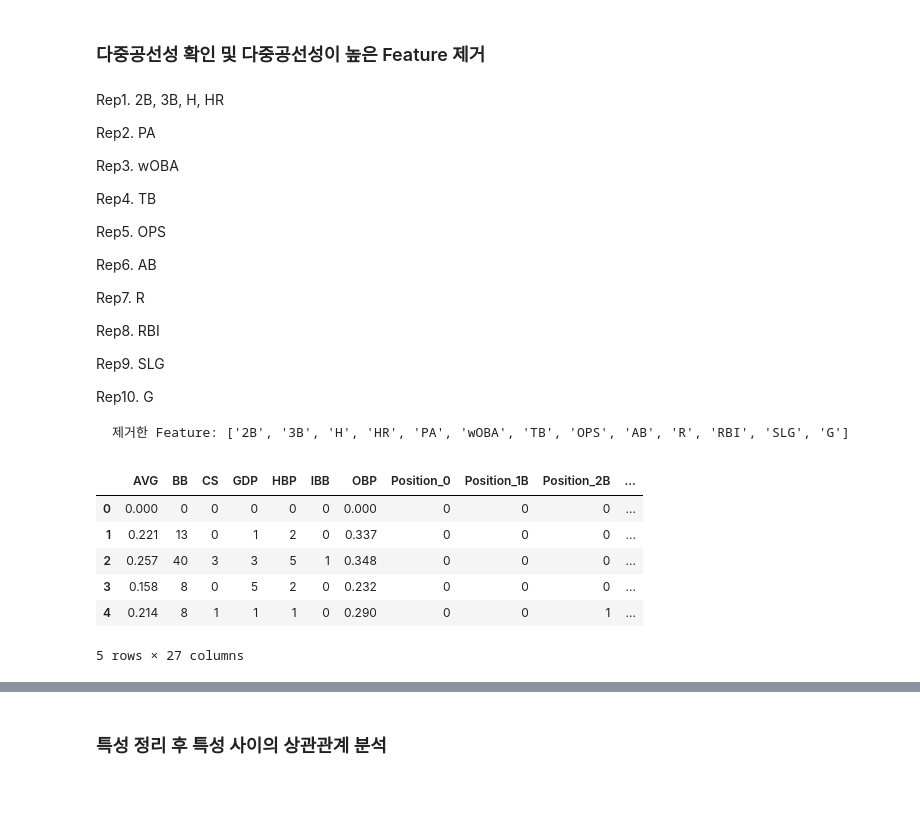
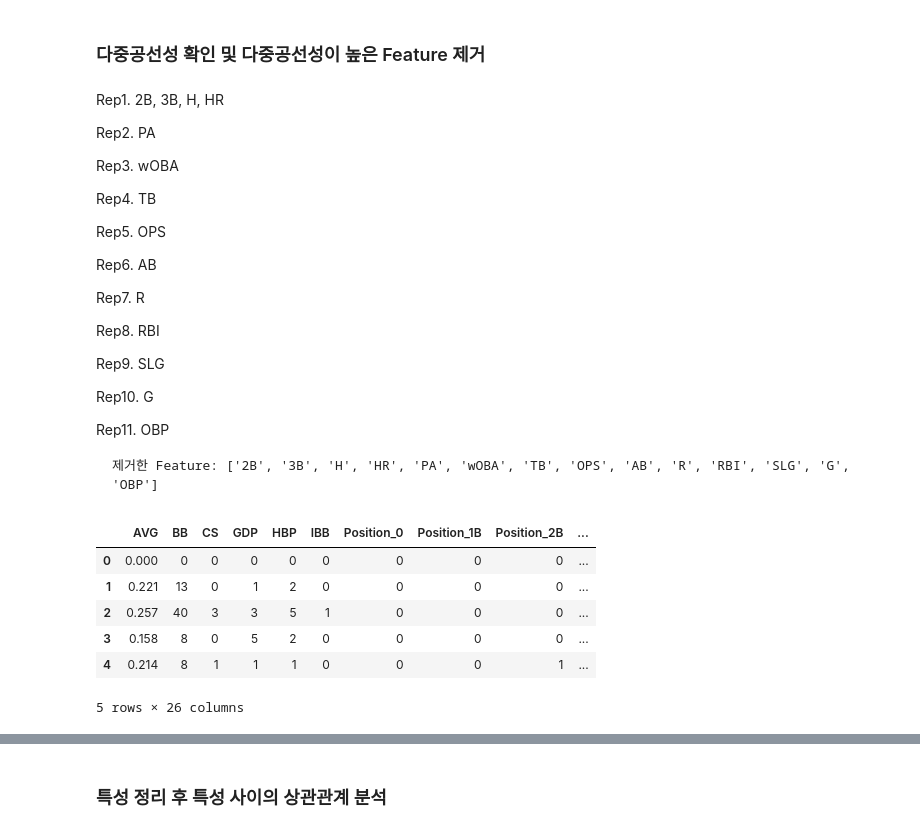
Before and after one commit to ch-4ml/machine-learning-study, a Jupyter notebook: tensorflow/practice/KBO 타자 연봉 예측 ver.3.ipynb, the cells around one changed output, grey strips where cells are left out. Drawn from its saved outputs; the diff is of its cells as text; code cells hidden in the pictures; blank space fills up the shorter version.

```diff
--- a/tensorflow/practice/KBO 타자 연봉 예측 ver.3.ipynb
+++ b/tensorflow/practice/KBO 타자 연봉 예측 ver.3.ipynb
@@ -165,18 +165,20 @@ Rep9. SLG
 
 Rep10. G
 
-    제거한 Feature: ['2B', '3B', 'H', 'HR', 'PA', 'wOBA', 'TB', 'OPS', 'AB', 'R', 'RBI', 'SLG', 'G']
+Rep11. OBP
+
+    제거한 Feature: ['2B', '3B', 'H', 'HR', 'PA', 'wOBA', 'TB', 'OPS', 'AB', 'R', 'RBI', 'SLG', 'G', 'OBP']
 # %%
-X = X.drop(['2B', '3B', 'H', 'HR', 'PA', 'wOBA', 'TB', 'OPS', 'AB', 'R', 'RBI', 'SLG', 'G'], axis=1)
+X = X.drop(['2B', '3B', 'H', 'HR', 'PA', 'wOBA', 'TB', 'OPS', 'AB', 'R', 'RBI', 'SLG', 'G', 'OBP'], axis=1)
 X.head()
 # %% [output]
-|  | AVG | BB | CS | GDP | HBP | IBB | OBP | Position_0 | Position_1B | Position_2B | ... |
-| 0 | 0.000 | 0 | 0 | 0 | 0 | 0 | 0.000 | 0 | 0 | 0 | ... |
-| 1 | 0.221 | 13 | 0 | 1 | 2 | 0 | 0.337 | 0 | 0 | 0 | ... |
-| 2 | 0.257 | 40 | 3 | 3 | 5 | 1 | 0.348 | 0 | 0 | 0 | ... |
-| 3 | 0.158 | 8 | 0 | 5 | 2 | 0 | 0.232 | 0 | 0 | 0 | ... |
-| 4 | 0.214 | 8 | 1 | 1 | 1 | 0 | 0.290 | 0 | 0 | 1 | ... |
+|  | AVG | BB | CS | GDP | HBP | IBB | Position_0 | Position_1B | Position_2B | ... |
+| 0 | 0.000 | 0 | 0 | 0 | 0 | 0 | 0 | 0 | 0 | ... |
+| 1 | 0.221 | 13 | 0 | 1 | 2 | 0 | 0 | 0 | 0 | ... |
+| 2 | 0.257 | 40 | 3 | 3 | 5 | 1 | 0 | 0 | 0 | ... |
+| 3 | 0.158 | 8 | 0 | 5 | 2 | 0 | 0 | 0 | 0 | ... |
+| 4 | 0.214 | 8 | 1 | 1 | 1 | 0 | 0 | 0 | 1 | ... |
-5 rows × 27 columns
+5 rows × 26 columns
 # %%
 from statsmodels.stats.outliers_influence import variance_inflation_factor
 # %%
```
Also changed, not shown: parts of 15 cells of this notebook, 1 other file.
